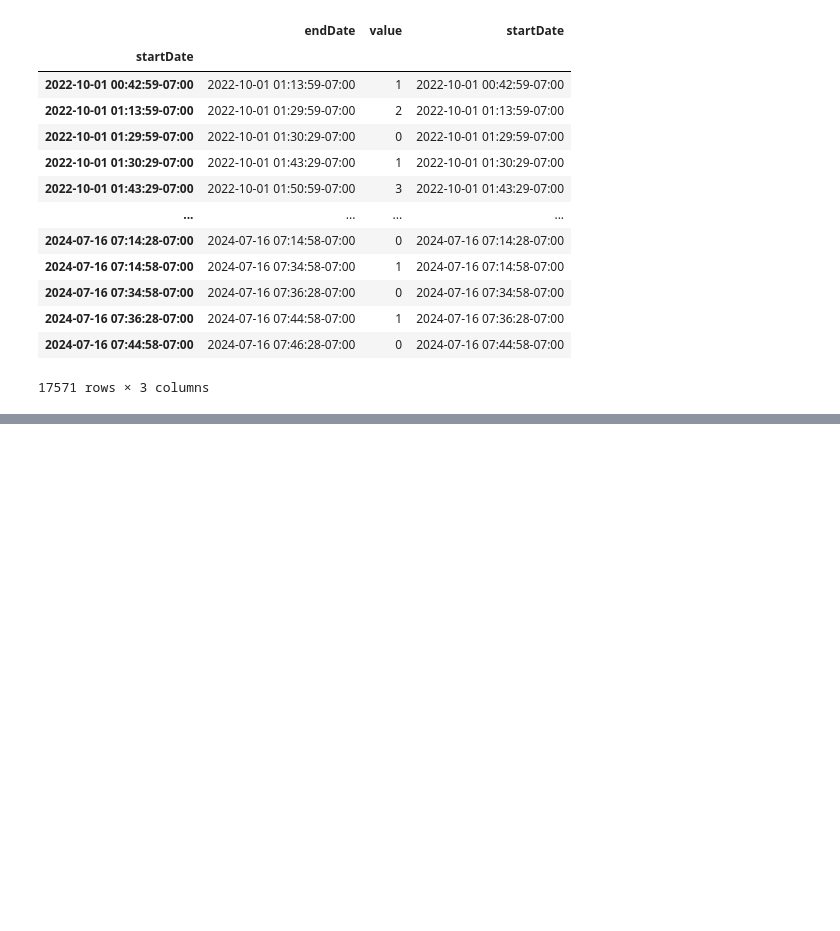
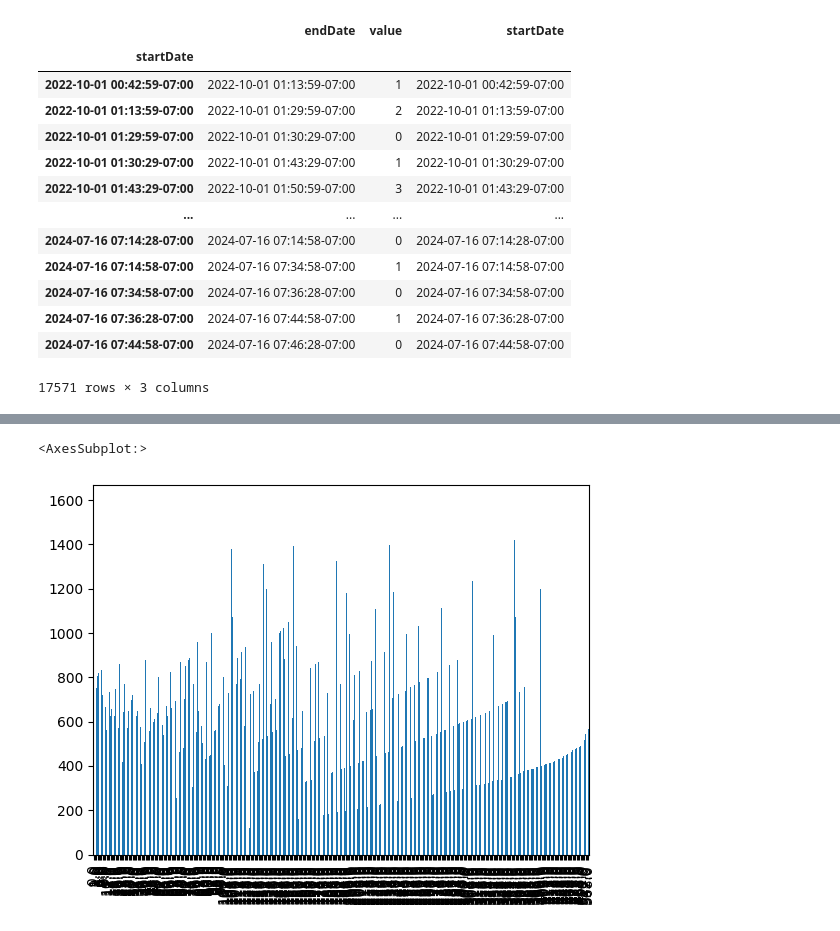
Before and after one commit to AbhikChowdhury6/dataImport, a Jupyter notebook: analyisis/groupingSleeps.ipynb, the cells around one changed output, grey strips where cells are left out. Cells and saved outputs as stored; diff of their text form; code cells hidden in the pictures; blank space fills up the shorter version.

```diff
--- a/analyisis/groupingSleeps.ipynb
+++ b/analyisis/groupingSleeps.ipynb
@@ -93,0 +133,5 @@ hypnoDF[['gStartDate', 'gEndDate']].drop_duplicates()
+# %%
+sleepTimesOverallDurations.plot.bar()
+# %% [output]
+<AxesSubplot:>
+[figure, added]
```
Also changed, not shown: parts of 17 cells of this notebook.
